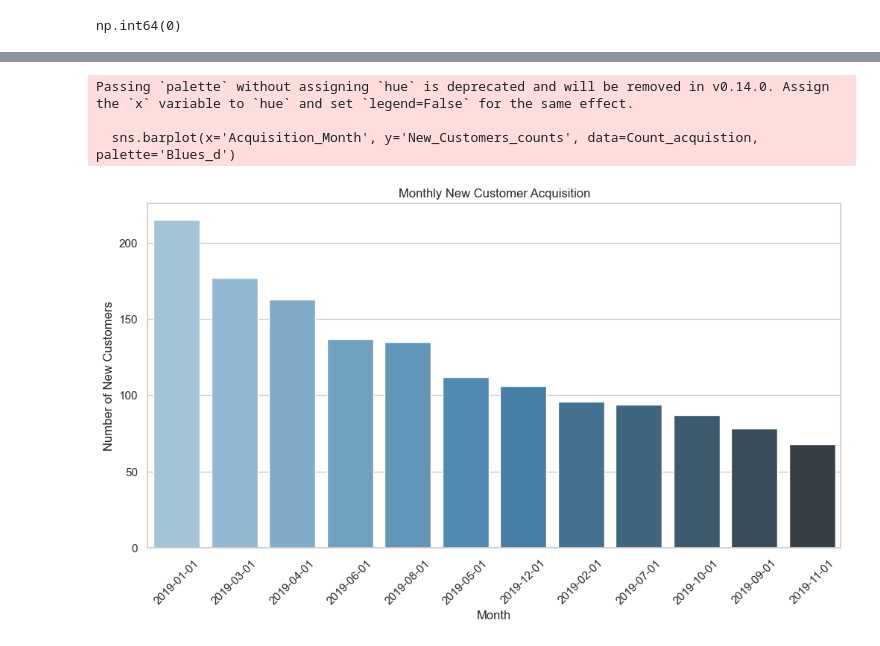
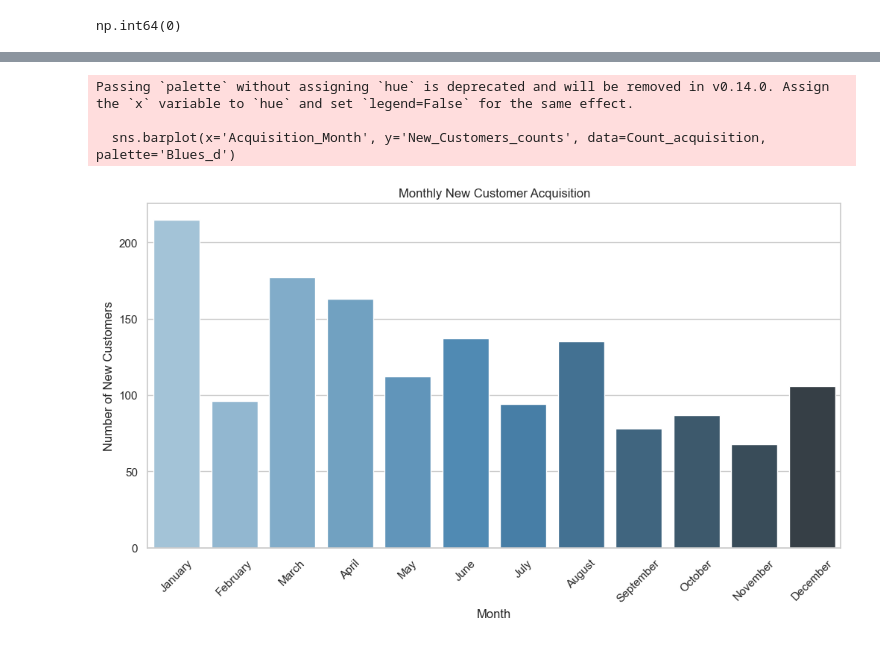
Before and after one commit to HarshaVardhan2412/ecommerce-marketing-sales-analysis, a Jupyter notebook: ecommerce_analysis.ipynb, the cells around one changed output, grey strips where cells are left out. Drawn from its saved outputs; the diff is of its cells as text; code cells hidden in the pictures.

```diff
--- a/ecommerce_analysis.ipynb
+++ b/ecommerce_analysis.ipynb
@@ -7,8 +7,6 @@ import numpy as np
 import matplotlib.pyplot as plt
 import seaborn as sns
 from datetime import datetime
-
-sns.set(style="whitegrid")
 # %%
 #Load All Data
 
@@ -63,35 +61,37 @@ sales.head()
 | 3 | 17850 | 16682 | 1/1/2019 | GGOEGAAB010516 | Google Men's 100% Cotton Short Sl... | Apparel | ... |
 | 4 | 17850 | 16682 | 1/1/2019 | GGOEGBJL013999 | Google Canvas Tote Natural/Navy | Bags | ... |
 # %%
-#Business Question 1 :
+#Business Question 1:
+
 
 # Step 1: Prepare the Data for Acquisition Analysis
-
 sales['Transaction_Date'] = pd.to_datetime(sales['Transaction_Date'])
 first_purchase = sales.groupby('CustomerID')['Transaction_Date'].min().reset_index()
-first_purchase['Acquisition_Month'] = first_purchase['Transaction_Date'].dt.to_period('M')
-first_purchase.head()
-Count_acquistion = first_purchase['Acquisition_Month'].value_counts().reset_index()
-Count_acquistion.columns = ['Acquisition_Month','New_Customers_counts']
-#Count_acquistion = Count_acquistion.sort_values(by='Acquisition_Month')
-Count_acquistion['Acquisition_Month'] = Count_acquistion['Acquisition_Month'].dt.to_timestamp()
-Count_acquistion
+first_purchase['Acquisition_Month'] = first_purchase['Transaction_Date'].dt.month_name()
 
-#Step 2: Visualize the Acquisition Trend
+# Count new customers by month
+Count_acquisition = first_purchase['Acquisition_Month'].value_counts().reset_index()
+Count_acquisition.columns = ['Acquisition_Month', 'New_Customers_counts']
 
-import seaborn as sns
-import matplotlib.pyplot as plt
+# Correct Month Order using Categorical
+month_order = ['January', 'February', 'March', 'April', 'May', 'June',
+               'July', 'August', 'September', 'October', 'November', 'December']
+Count_acquisition['Acquisition_Month'] = pd.Categorical(Count_acquisition['Acquisition_Month'],
+                                                        categories=month_order, ordered=True)
 
+# Sort properly
+Count_acquisition = Count_acquisition.sort_values('Acquisition_Month')
+
+# Step 2: Visualization
 plt.figure(figsize=(12, 6))
-sns.barplot(x='Acquisition_Month', y='New_Customers_counts', data=Count_acquistion, palette='Blues_d')
+sns.barplot(x='Acquisition_Month', y='New_Customers_counts', data=Count_acquisition, palette='Blues_d')
 plt.title('Monthly New Customer Acquisition')
 plt.xlabel('Month')
 plt.ylabel('Number of New Customers')
 plt.xticks(rotation=45)
-#plt.tight_layout()
 plt.show()
 # %% [output]
 Passing `palette` without assigning `hue` is deprecated and will be removed in v0.14.0. Assign the `x` variable to `hue` and set `legend=False` for the same effect.
 
-  sns.barplot(x='Acquisition_Month', y='New_Customers_counts', data=Count_acquistion, palette='Blues_d')
+  sns.barplot(x='Acquisition_Month', y='New_Customers_counts', data=Count_acquisition, palette='Blues_d')
-[figure, old version]
+[figure, new version]
```
Also changed, not shown: parts of 3 cells of this notebook, 5 other files.
